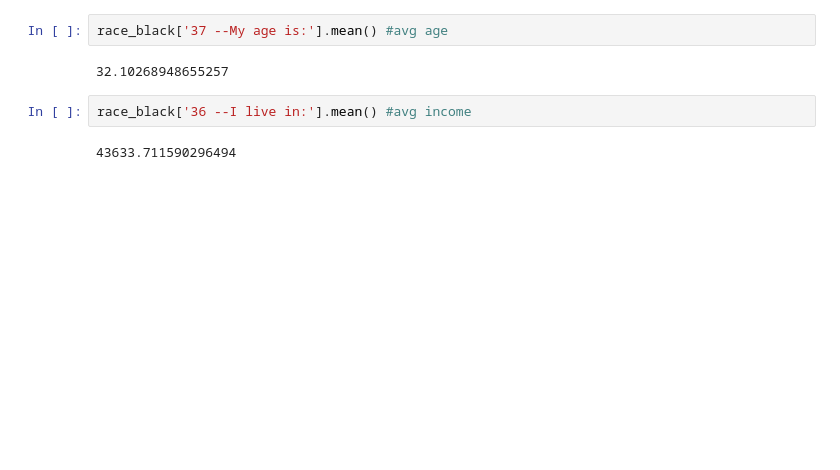
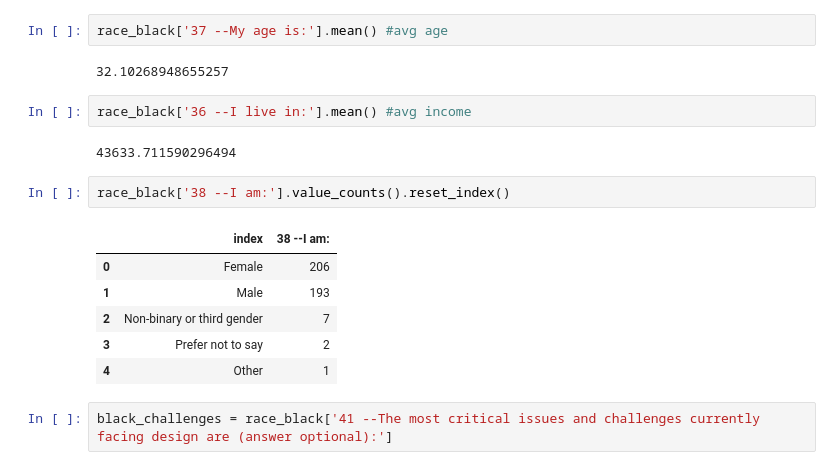
Before and after one commit to helloeujin/python, a Jupyter notebook: design.ipynb, the cells around one changed output. Drawn from its saved outputs; the diff is of its cells as text; blank space fills up the shorter version.

```diff
--- a/design.ipynb
+++ b/design.ipynb
@@ -97,3 +163,14 @@ race_black['37 --My age is:'].mean() #avg age
 race_black['36 --I live in:'].mean() #avg income
 # %% [output]
 43633.711590296494
+# %%
+race_black['38 --I am:'].value_counts().reset_index()
+# %% [output]
+|  | index | 38 --I am: |
+| 0 | Female | 206 |
+| 1 | Male | 193 |
+| 2 | Non-binary or third gender | 7 |
+| 3 | Prefer not to say | 2 |
+| 4 | Other | 1 |
+# %%
+black_challenges = race_black['41 --The most critical issues and challenges currently facing design are (answer optional):']
```
Also changed, not shown: parts of 15 cells of this notebook.
